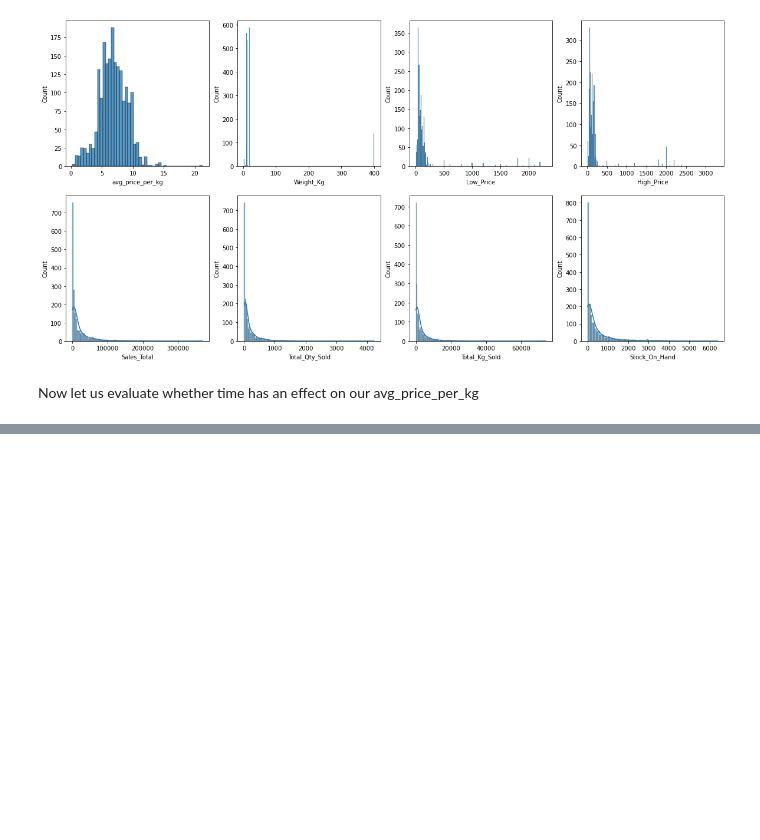
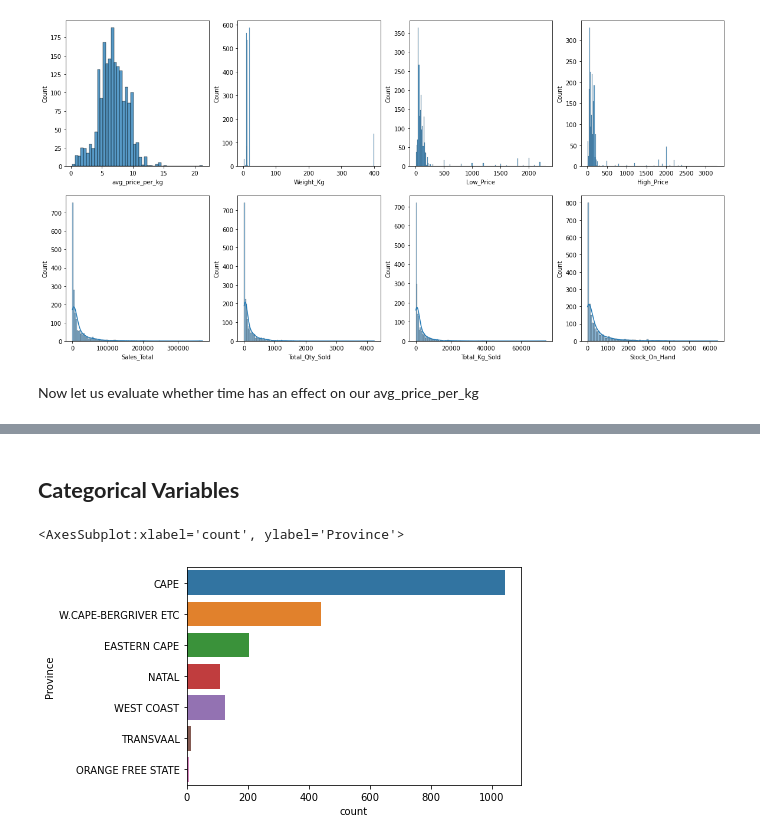
Before and after one commit to nkonyanihlulani/Team_7_regression, a Jupyter notebook: team_7.ipynb, the cells around one changed output, grey strips where cells are left out. Saved outputs shown, nothing was run; the diff lists cells and outputs as text; code cells hidden in the pictures; blank space fills up the shorter version.

```diff
--- a/team_7.ipynb
+++ b/team_7.ipynb
@@ -155,0 +151,7 @@ Text(0.5, 0, 'Date')
+# %% [markdown]
+## **Categorical Variables**
+# %%
+sns.countplot(y='Province',data=train)
+# %% [output]
+<AxesSubplot:xlabel='count', ylabel='Province'>
+[figure, added]
```
Also changed, not shown: parts of 28 cells of this notebook.
